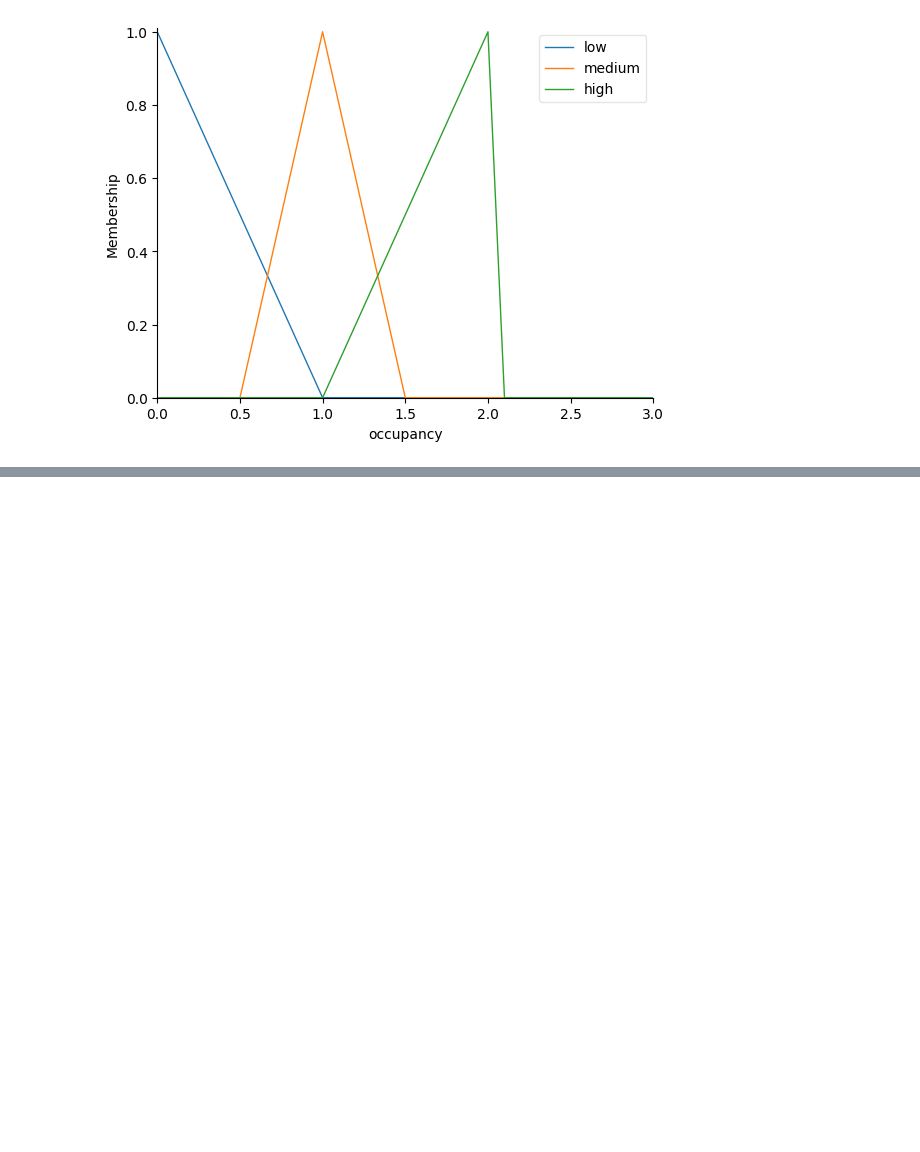
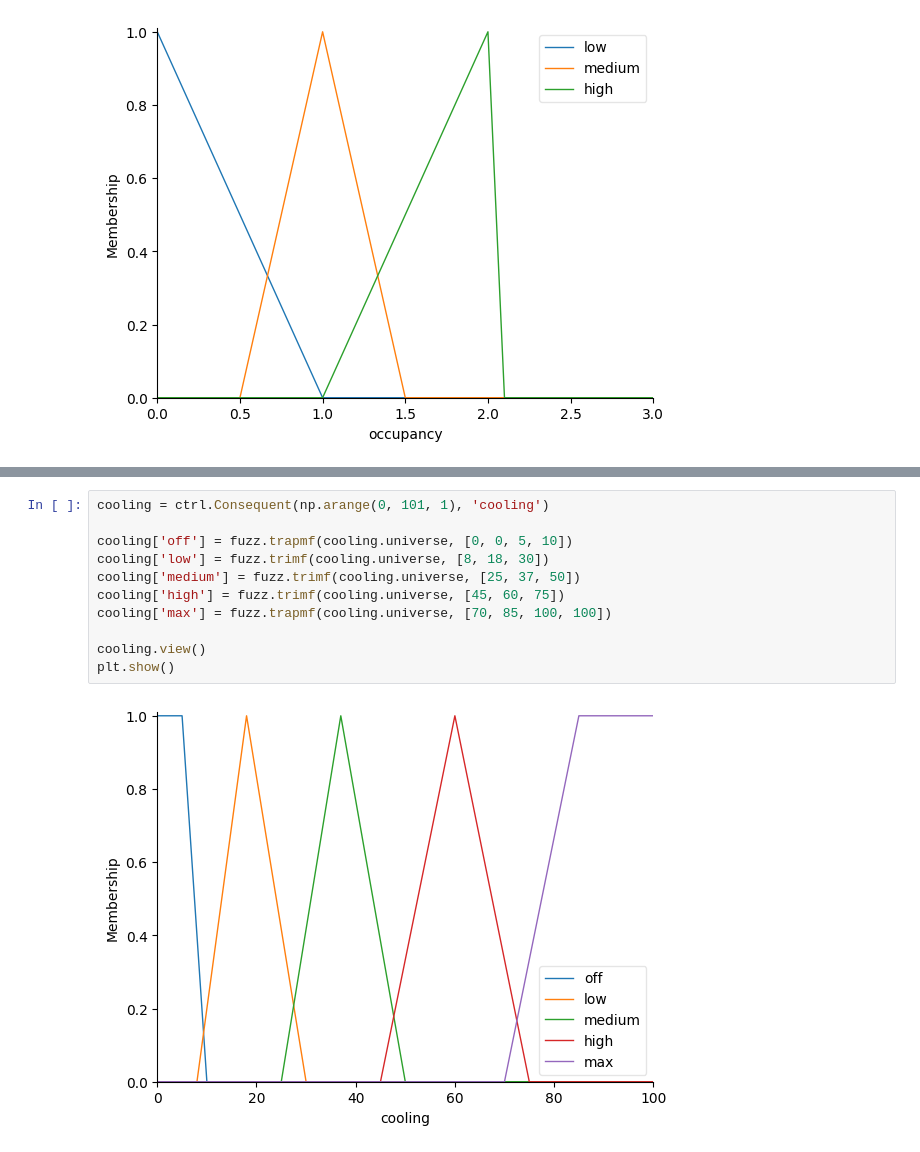
Before and after one commit to cimem37/CO653-Home-system-collaborative, a Jupyter notebook: home system fuzzy collaborative.ipynb, the cells around one changed output, grey strips where cells are left out. Cells and saved outputs as stored; diff of their text form; blank space fills up the shorter version.

```diff
--- a/home system fuzzy collaborative.ipynb
+++ b/home system fuzzy collaborative.ipynb
@@ -171,0 +186,13 @@ plt.show()
+# %%
+cooling = ctrl.Consequent(np.arange(0, 101, 1), 'cooling')
+
+cooling['off'] = fuzz.trapmf(cooling.universe, [0, 0, 5, 10])
+cooling['low'] = fuzz.trimf(cooling.universe, [8, 18, 30])
+cooling['medium'] = fuzz.trimf(cooling.universe, [25, 37, 50])
+cooling['high'] = fuzz.trimf(cooling.universe, [45, 60, 75])
+cooling['max'] = fuzz.trapmf(cooling.universe, [70, 85, 100, 100])
+
+cooling.view()
+plt.show()
+# %% [output]
+[figure, added]
```
Also changed, not shown: parts of 4 cells of this notebook.
